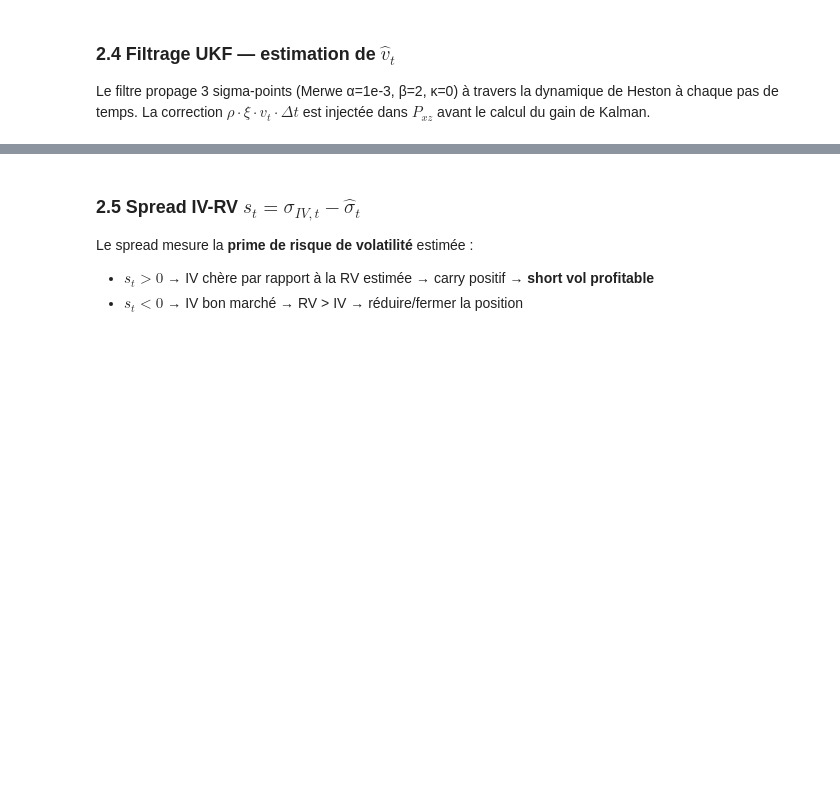
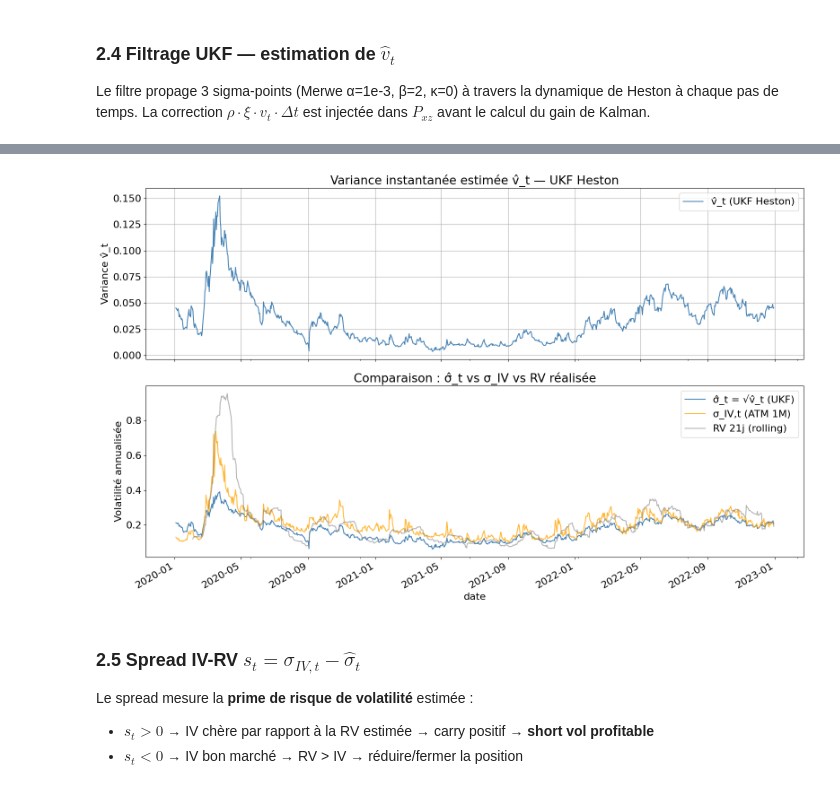
Before and after one commit to nathanli11/Realized-Volatility-Timing, a Jupyter notebook: notebooks/realized_vol_timing.ipynb, the cells around one changed output, grey strips where cells are left out. Saved outputs shown, nothing was run; the diff lists cells and outputs as text; code cells hidden in the pictures; blank space fills up the shorter version.

```diff
--- a/notebooks/realized_vol_timing.ipynb
+++ b/notebooks/realized_vol_timing.ipynb
@@ -410,26 +627,28 @@ print(f"sigma_hat estimé — Moyenne : {sigma_hat.mean():.2%}")
 # %%
 # ── Visualisation : v_hat et sigma_hat vs vol réalisée ───────────────────────
 # Volatilité réalisée comme référence
-rv_21d = rolling_realized_volatility(log_returns, window=21)
+rv_21d = rolling_realized_volatility(log_returns, window=21, volatility_type="std")
 
 fig, (ax1, ax2) = plt.subplots(2, 1, figsize=(16, 10), sharex=True)
 
 # Variance filtrée
 v_hat.plot(ax=ax1, label="v̂_t (UKF Heston)", color="steelblue", grid=True)
 ax1.set_title("Variance instantanée estimée v̂_t — UKF Heston")
 ax1.set_ylabel("Variance v̂_t")
 ax1.legend()
 
 # Volatilité estimée vs vol implicite vs vol réalisée
 sigma_hat.plot(ax=ax2, label="σ̂_t = √v̂_t (UKF)", color="steelblue", grid=True)
 sigma_iv.reindex(sigma_hat.index).plot(ax=ax2, label="σ_IV,t (ATM 1M)", color="orange", alpha=0.8)
 rv_21d.reindex(sigma_hat.index).plot(ax=ax2, label="RV 21j (rolling)", color="gray", alpha=0.6)
 ax2.set_title("Comparaison : σ̂_t vs σ_IV vs RV réalisée")
 ax2.set_ylabel("Volatilité annualisée")
 ax2.legend()
 
 plt.tight_layout()
 plt.show()
+# %% [output]
+[figure, added]
 # %% [markdown]
 ### 2.5 Spread IV-RV  $s_t = \sigma_{IV,t} - \hat{\sigma}_t$
 
```
Also changed, not shown: parts of 35 cells of this notebook, 2 other files.
